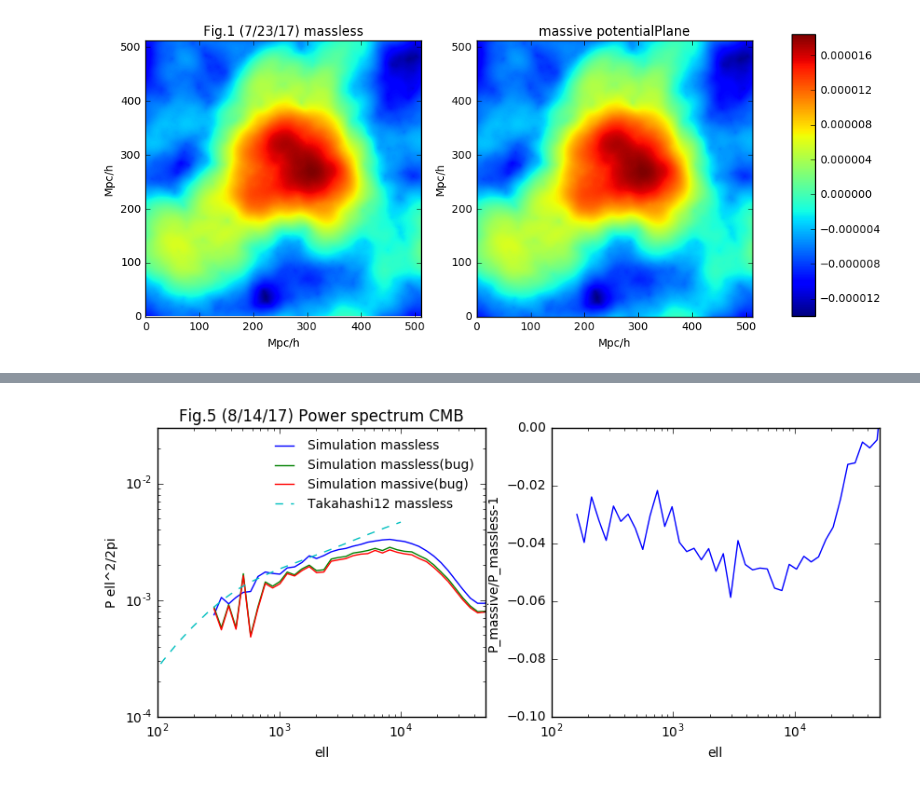
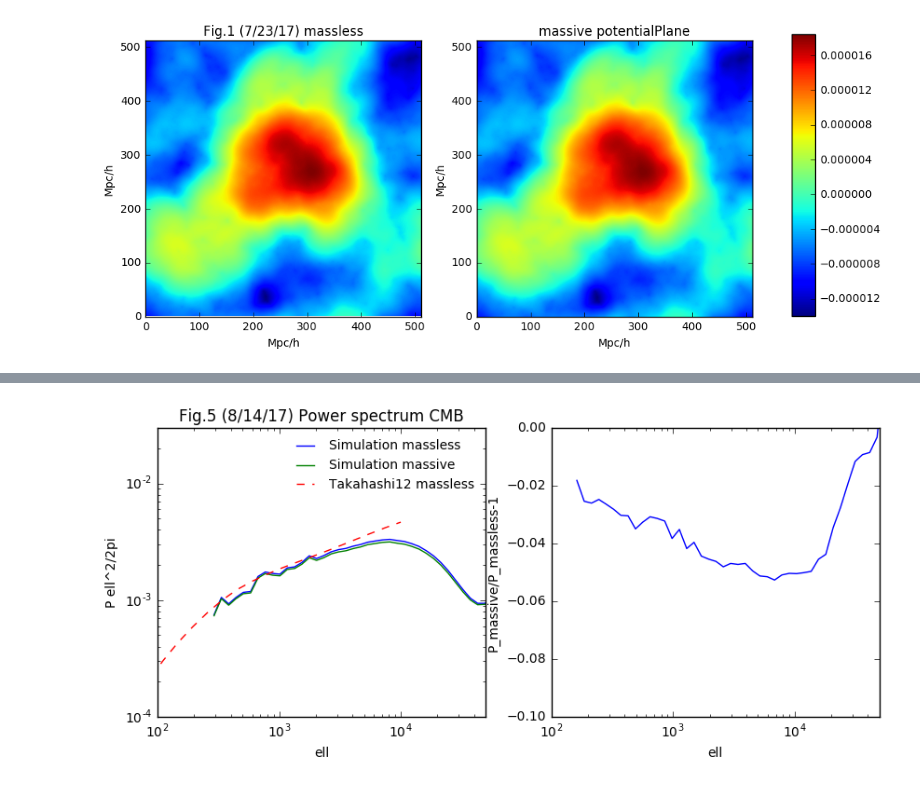
Before and after one commit to liuxx479/neutrino-batch, a Jupyter notebook: plot-maps.ipynb, the cells around one changed output, grey strips where cells are left out. Saved outputs shown, nothing was run; the diff lists cells and outputs as text; code cells hidden in the pictures.

```diff
--- a/plot-maps.ipynb
+++ b/plot-maps.ipynb
@@ -28,7 +28,7 @@ show()
 # %% [output]
 [figure]
 # %%
-conv_massive_z1 = fits.open('sample_maps/mnv0.10000_om0.30000_As2.1000/WLconv_z1.00_0999r.fits')[0].data
+conv_massive_z1 = fits.open('sample_maps/mnv0.10000_om0.30000_As2.1000/WLconv_z1.00_0001r.fits')[0].data
 conv_massles_z1 = fits.open('sample_maps/mnv0.00000_om0.30000_As2.1000/WLconv_z1.00_0001r.fits')[0].data
 #conv_massive_z2 = fits.open('sample_maps/mnv0.10000_om0.30000_As2.1000/WLconv_z2.00_0999r.fits')[0].data
 #conv_massles_z2 = fits.open('sample_maps/mnv0.00000_om0.30000_As2.1000/WLconv_z2.00_0999r.fits')[0].data
@@ -84,7 +84,10 @@ def ps_gen (fn,sizedeg=6.3**2):
     ell, ps = WLanalysis.PowerSpectrum(ikappamap, sizedeg = sizedeg)
     return ell, ps
 # %%
-out = array([ps_gen('sample_maps/mnv0.00000_om0.30000_As2.1000/WLconv_z1.00_000%ir.fits'%(i)) for i in range(1,10)])
+out0 = array([ps_gen('sample_maps/mnv0.00000_om0.30000_As2.1000/WLconv_z1.00_000%ir.fits'%(i)) for i in range(1,10)])
+#print out.shape, mean(out, axis=0).shape
+ell, ps0_z1 = mean(out0, axis=0)
 
-print out.shape, mean(out, axis=0).shape
-ell0_avg_z1, ps0_avg_z1 = mean(out, axis=0)
+out1 = array([ps_gen('sample_maps/mnv0.10000_om0.30000_As2.1000/WLconv_z1.00_000%ir.fits'%(i)) for i in range(1,10)])
+#print out.shape, mean(out, axis=0).shape
+ell, ps1_z1 = mean(out1, axis=0)
@@ -127,37 +127,40 @@ ell1100, ps0_z1100 = WLanalysis.PowerSpectrum(conv_massles_z1100, sizedeg = 3.5*
 ell1100, ps1_z1100 = WLanalysis.PowerSpectrum(conv_massive_z1100, sizedeg = 3.5**2)
 ell0_s8cmb, ps0_s8cmb = genfromtxt('/Users/jia/Desktop/nicaea_2.7/Demo/P_kappa_1100').T
 # %%
-out1100 = array([ps_gen('sample_maps/mnv0.00000_om0.30000_As2.1000/WLconv_z1100.00_000%ir.fits'%(i),sizedeg=3.5**2)
+out1100_0 = array([ps_gen('sample_maps/mnv0.00000_om0.30000_As2.1000/WLconv_z1100.00_000%ir.fits'%(i),sizedeg=3.5**2)
                  for i in range(1,10)])
 
-ell0_avg_z1100, ps0_avg_z1100 = mean(out1100, axis=0)
+ell1100, ps0_z1100 = mean(out1100_0, axis=0)
+
+out1100_1 = array([ps_gen('sample_maps/mnv0.10000_om0.30000_As2.1000/WLconv_z1100.00_000%ir.fits'%(i),sizedeg=3.5**2)
+                 for i in range(1,10)])
+
+ell1100, ps1_z1100 = mean(out1100_1, axis=0)
 # %%
 f=figure(figsize=(10,4))
 ax1=f.add_subplot(121)
 ax2=f.add_subplot(122)
 
-ax1.loglog(ell0_avg_z1100, ps0_avg_z1100,label='Simulation massless')
-
-ax1.loglog(ell1100, ps0_z1100,label='Simulation massless(bug)')
-ax1.loglog(ell1100, ps1_z1100,label='Simulation massive(bug)')
+ax1.loglog(ell1100, ps0_z1100,label='Simulation massless')
+ax1.loglog(ell1100, ps1_z1100,label='Simulation massive')
 ax1.loglog(ell0_s8cmb, ps0_s8cmb,'--',label='Takahashi12 massless')
 #ax1.loglog(ell0_s8cmb, ps0_s8cmb*0.85,'--',label='Takahashi12 massless*0.85')
 
 ax1.set_xlabel('ell')
 ax1.set_ylabel('P ell^2/2pi')
 ax1.set_xlim(1e2, 5e4)
 ax1.set_ylim(1e-4, 3e-2)
 ax1.legend(loc=0,frameon=0,fontsize=10)
 ax1.set_title('Fig.5 (8/14/17) Power spectrum CMB')
 
 ax2.plot(ell, ps1_z1100/ps0_z1100-1)
 ax2.set_xscale('log')
 ax2.set_xlim(1e2, 5e4)
 ax2.set_ylim(-.1,0)
 ax2.set_xlabel('ell')
 ax2.set_ylabel('P_massive/P_massless-1')
 
 show()
 # %% [output]
-[figure, old version]
+[figure, new version]
 # %%
```
Also changed, not shown: parts of 5 cells of this notebook.
